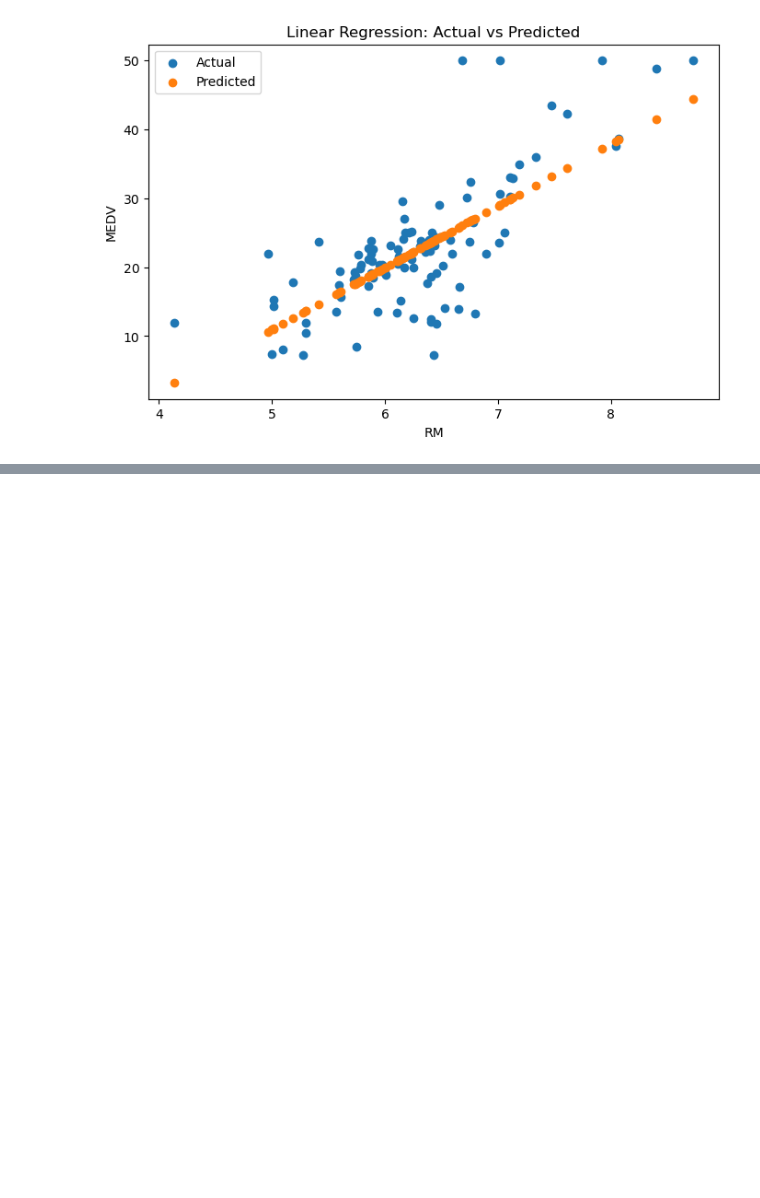
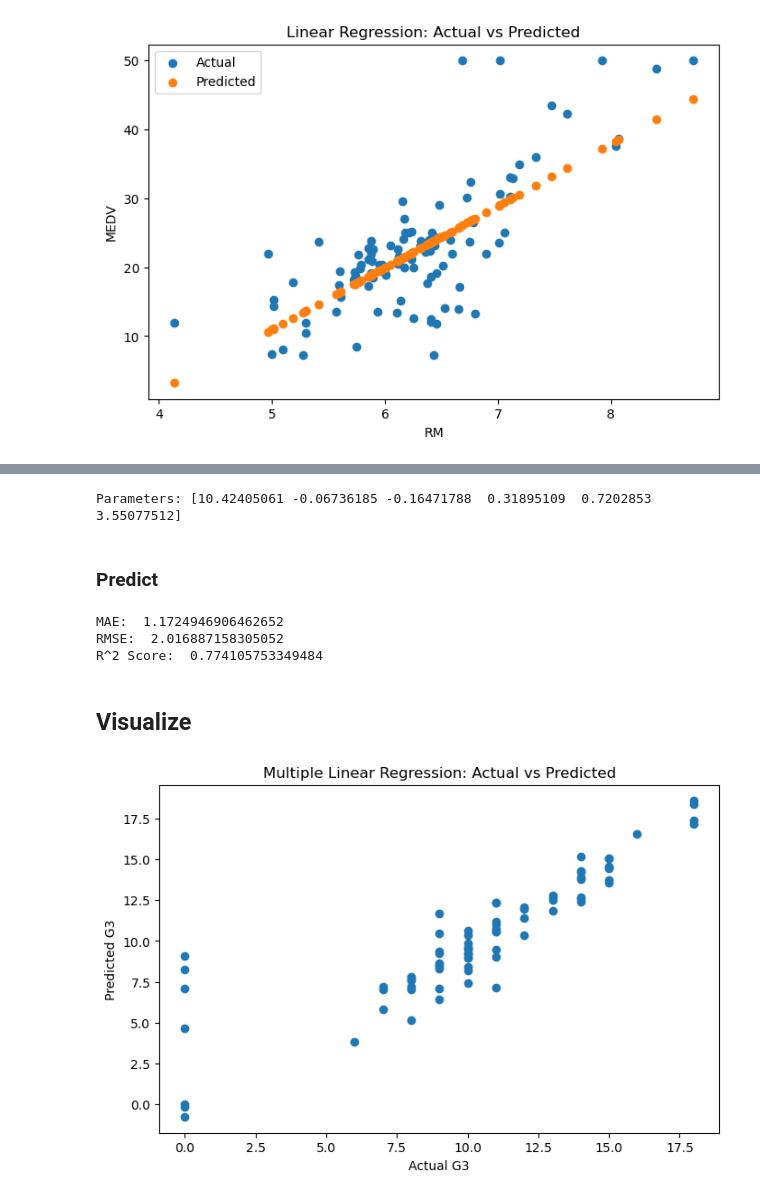
Before and after one commit to SonuPriyanshuok146/DailyPracticeProblem, a Jupyter notebook: MLLab/Lab2_Regression/lab2_Regression.ipynb, the cells around one changed output, grey strips where cells are left out. Cells and saved outputs as stored; diff of their text form; code cells hidden in the pictures; blank space fills up the shorter version.

```diff
--- a/MLLab/Lab2_Regression/lab2_Regression.ipynb
+++ b/MLLab/Lab2_Regression/lab2_Regression.ipynb
@@ -260,0 +369,9 @@ plt.show()
+# %%
+def multiple_cost(x,y,theta):
+    m = len(y)
+    predictions = x @ theta # @ means dot
+    error = predictions - y
+
+    cost = (1/(2*m))*np.sum(error**2)
+
+    return cost
@@ -260,0 +380,18 @@ plt.show()
+# %%
+def train_multiple_regression(x,y,eta, iterations):
+    m = len(y)
+
+    theta = np.zeros(x.shape[1])
+
+    cost_history = []
+
+    for i in range(iterations):
+        predictions = x @ theta
+        error = predictions - y
+        gradients = (1/m)*(x.T @ error)
+
+        theta = theta - eta*gradients
+        cost = multiple_cost(x,y,theta)
+        cost_history.append(cost)
+
+    return theta, cost_history
@@ -260,0 +400,42 @@ plt.show()
+# %%
+theta, cost_history = train_multiple_regression(x_train_b, y_train,eta,iterations)
+# %%
+print("Parameters:", theta)
+# %% [output]
+Parameters: [10.42405061 -0.06736185 -0.16471788  0.31895109  0.7202853   3.55077512]
+# %% [markdown]
+### Predict
+# %%
+y_pred = x_test_b @ theta
+# %%
+mae = np.mean(np.abs(y_test - y_pred))
+
+rmse = np.sqrt(np.mean((y_test - y_pred)**2))
+
+ss_res = np.sum((y_test - y_pred)**2)
+
+ss_tot = np.sum((y_test - np.mean(y_test))**2)
+
+r2 = 1 - (ss_res / ss_tot)
+
+print("MAE: ",mae)
+print("RMSE: ", rmse)
+print("R^2 Score: ", r2)
+# %% [output]
+MAE:  1.1724946906462652
+RMSE:  2.016887158305052
+R^2 Score:  0.774105753349484
+# %% [markdown]
+## Visualize
+# %%
+plt.figure(figsize=(8,5))
+
+plt.scatter(y_test, y_pred)
+
+plt.xlabel("Actual G3")
+plt.ylabel("Predicted G3")
+plt.title("Multiple Linear Regression: Actual vs Predicted")
+
+plt.show()
+# %% [output]
+[figure, added]
```
Also changed, not shown: parts of 75 cells of this notebook, 1 other file.
